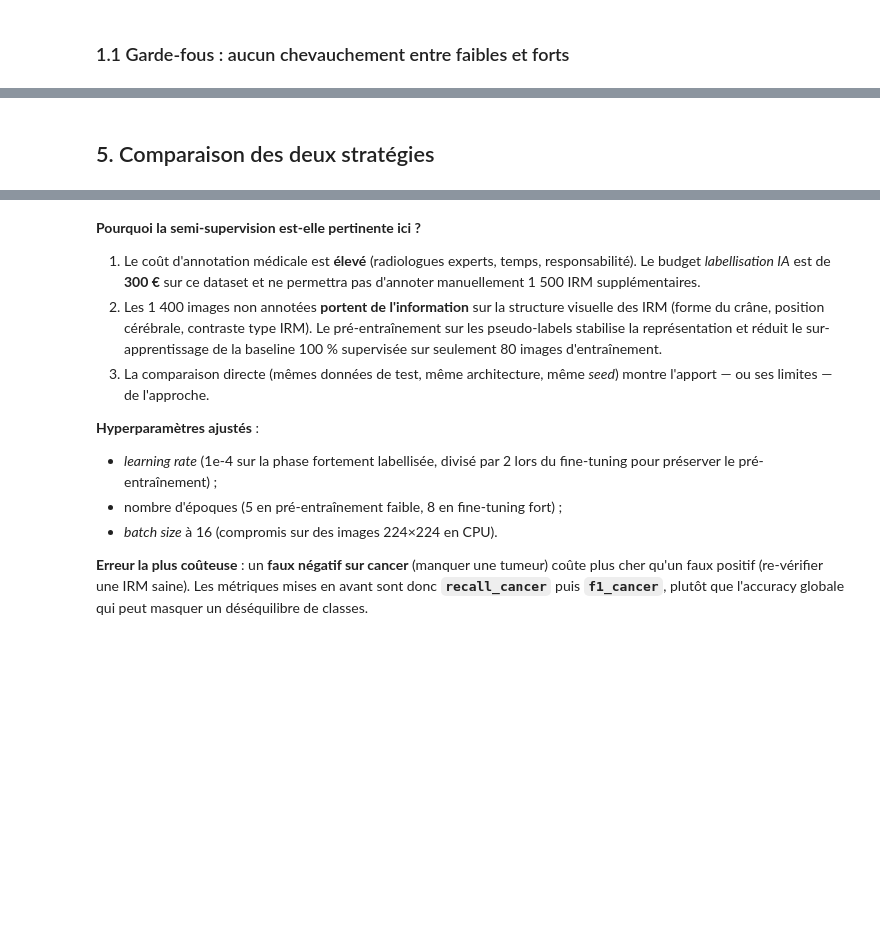
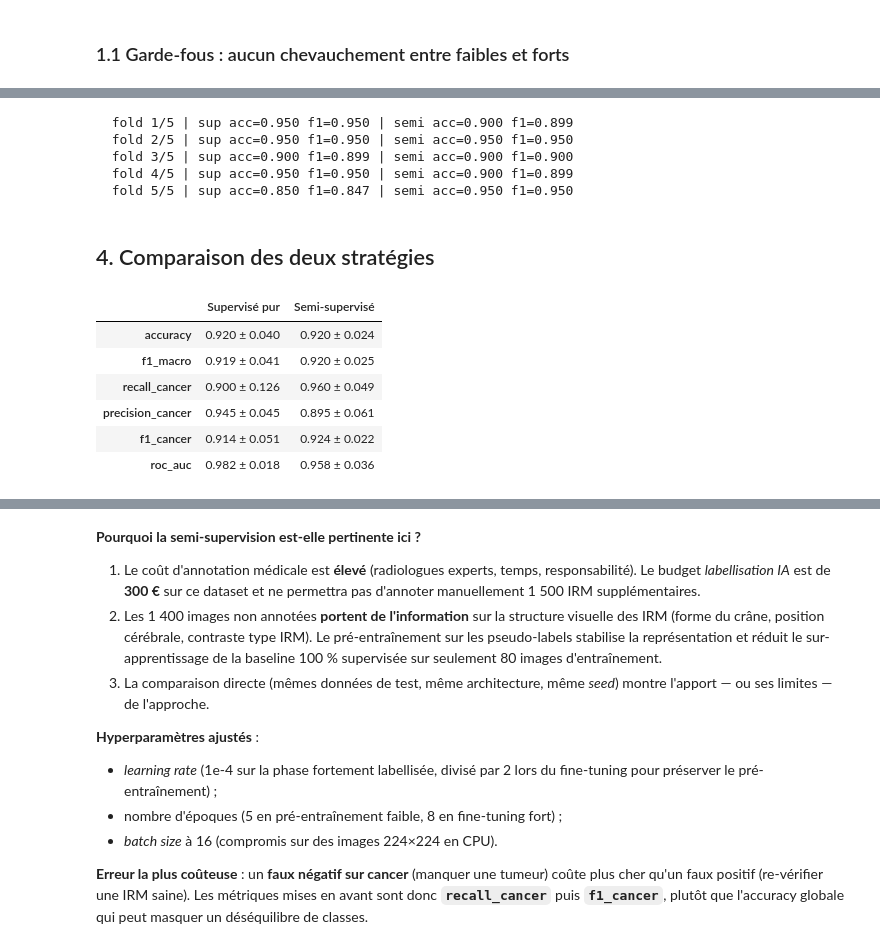
Before and after one commit to BenoitJT-GIRARD/mri-semisupervised, a Jupyter notebook: notebooks/02_semi_supervised.ipynb, the cells around one changed output, grey strips where cells are left out. Cells and saved outputs as stored; diff of their text form; code cells hidden in the pictures; blank space fills up the shorter version.

```diff
--- a/notebooks/02_semi_supervised.ipynb
+++ b/notebooks/02_semi_supervised.ipynb
@@ -140,2 +132,21 @@ print(json.dumps(
+# %%
+reports = cross_validate(
+    strong_paths=labeled_df["path"].tolist(),
+    strong_labels=labeled_df["label_index"].tolist(),
+    weak_paths=weak["path"].tolist(),
+    weak_labels=weak["weak_label_index"].astype(int).tolist(),
+    class_names=list(CLASSES),
+    cfg=cfg,
+    seed=SEED,
+)
+
+agg_sup = aggregate_reports(reports["supervised"])
+agg_semi = aggregate_reports(reports["semi_supervised"])
+# %% [output]
+  fold 1/5 | sup acc=0.950 f1=0.950 | semi acc=0.900 f1=0.899
+  fold 2/5 | sup acc=0.950 f1=0.950 | semi acc=0.950 f1=0.950
+  fold 3/5 | sup acc=0.900 f1=0.899 | semi acc=0.900 f1=0.900
+  fold 4/5 | sup acc=0.950 f1=0.950 | semi acc=0.900 f1=0.899
+  fold 5/5 | sup acc=0.850 f1=0.847 | semi acc=0.950 f1=0.950
 # %% [markdown]
-## 5. Comparaison des deux stratégies
+## 4. Comparaison des deux stratégies
@@ -156 +153,24 @@ comparison.style.format("{:.3f}")
+# %%
+def to_summary(agg: dict[str, dict[str, float]]) -> dict[str, str]:
+    out = {}
+    for metric, vals in agg.items():
+        if vals["std"] > 1e-6:
+            out[metric] = f"{vals['mean']:.3f} ± {vals['std']:.3f}"
+        else:
+            out[metric] = f"{vals['mean']:.3f}"
+    return out
+
+comparison = pd.DataFrame({
+    "Supervisé pur": to_summary(agg_sup),
+    "Semi-supervisé": to_summary(agg_semi),
+})
+comparison
+# %% [output]
+|  | Supervisé pur | Semi-supervisé |
+| accuracy | 0.920 ± 0.040 | 0.920 ± 0.024 |
+| f1_macro | 0.919 ± 0.041 | 0.920 ± 0.025 |
+| recall_cancer | 0.900 ± 0.126 | 0.960 ± 0.049 |
+| precision_cancer | 0.945 ± 0.045 | 0.895 ± 0.061 |
+| f1_cancer | 0.914 ± 0.051 | 0.924 ± 0.022 |
+| roc_auc | 0.982 ± 0.018 | 0.958 ± 0.036 |
 # %%
```
Also changed, not shown: parts of 31 cells of this notebook, 1 other file.
